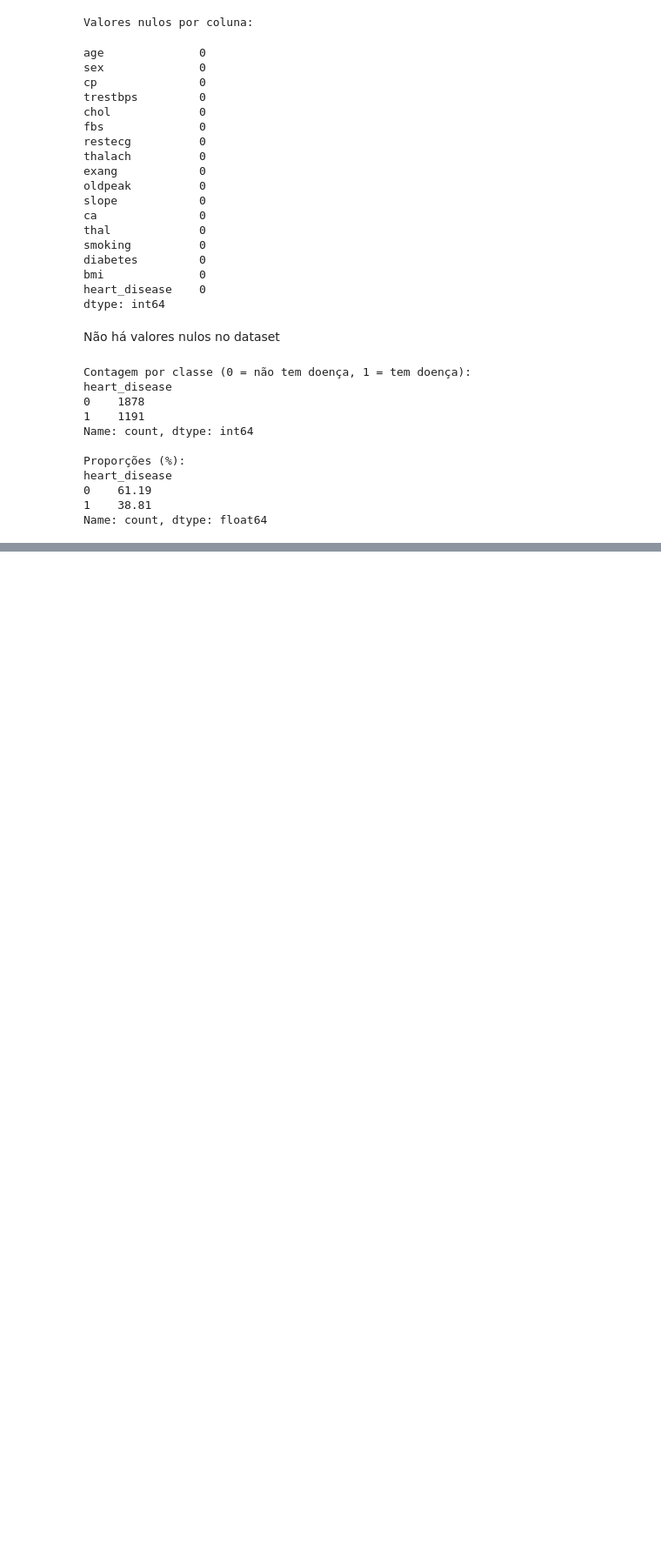
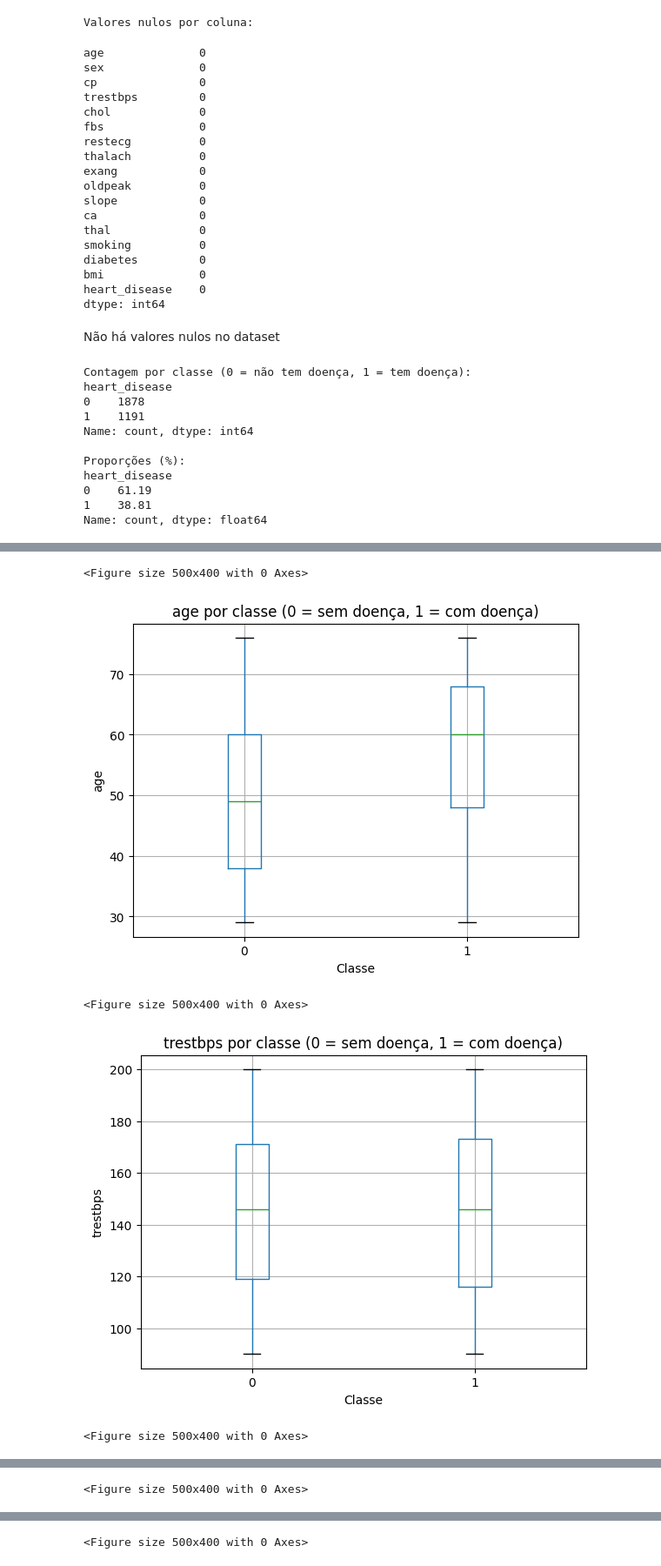
Before and after one commit to JL200/heart-disease-analysis-2025, a Jupyter notebook: 01-EDA_Baseline.ipynb, the cells around one changed output, grey strips where cells are left out. Shown: that part at 87% size. Saved outputs shown, nothing was run; the diff lists cells and outputs as text; code cells hidden in the pictures; blank space fills up the shorter version.

```diff
--- a/01-EDA_Baseline.ipynb
+++ b/01-EDA_Baseline.ipynb
@@ -133,0 +168,20 @@ plt.show()
+# %%
+num_cols = df.select_dtypes(include=[np.number]).columns.drop("heart_disease")
+
+# escolher algumas variáveis relevantes para exemplo
+sample_cols = ["age", "trestbps", "chol", "thalach", "bmi"]
+
+for col in sample_cols:
+    plt.figure(figsize=(5, 4))
+    df.boxplot(column=col, by="heart_disease")
+    plt.title(f"{col} por classe (0 = sem doença, 1 = com doença)")
+    plt.suptitle("")  # remove título duplicado
+    plt.xlabel("Classe")
+    plt.ylabel(col)
+    plt.show()
+# %% [output]
+<Figure size 500x400 with 0 Axes>
+[figure, added]
+<Figure size 500x400 with 0 Axes>
+[figure, added]
+<Figure size 500x400 with 0 Axes>
@@ -133,0 +189 @@ plt.show()
+<Figure size 500x400 with 0 Axes>
@@ -133,0 +191 @@ plt.show()
+<Figure size 500x400 with 0 Axes>
```
Also changed, not shown: parts of 12 cells of this notebook.
